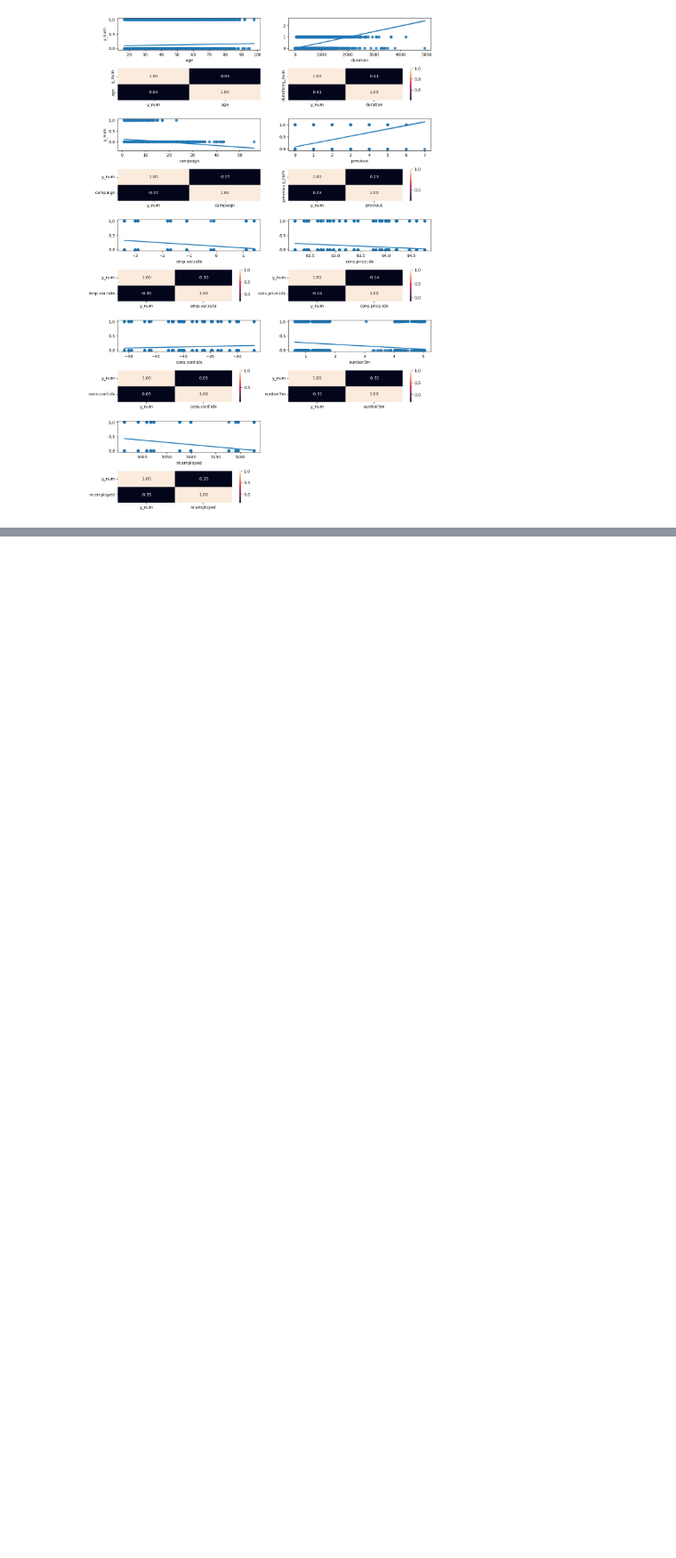
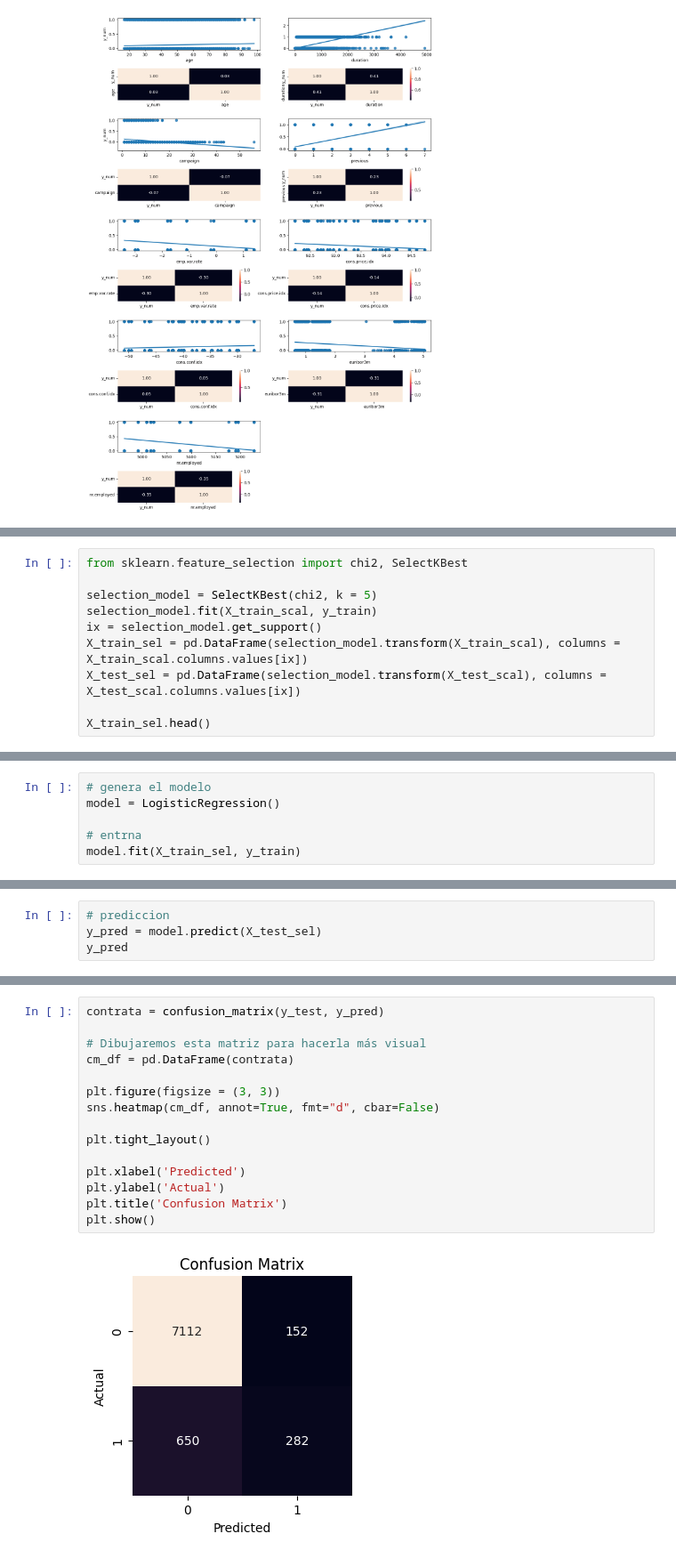
Before and after one commit to 4GeeksAcademy/sergio-roque-First-ML-Algorithm, a Jupyter notebook: src/explore.ipynb, the cells around one changed output, grey strips where cells are left out. Shown at 89% size. Drawn from its saved outputs; the diff is of its cells as text; blank space fills up the shorter version.

```diff
--- a/src/explore.ipynb
+++ b/src/explore.ipynb
@@ -316,0 +482,10 @@ plt.show()
+# %%
+from sklearn.feature_selection import chi2, SelectKBest
+
+selection_model = SelectKBest(chi2, k = 5)
+selection_model.fit(X_train_scal, y_train)
+ix = selection_model.get_support()
+X_train_sel = pd.DataFrame(selection_model.transform(X_train_scal), columns = X_train_scal.columns.values[ix])
+X_test_sel = pd.DataFrame(selection_model.transform(X_test_scal), columns = X_test_scal.columns.values[ix])
+
+X_train_sel.head()
@@ -316,0 +510,6 @@ plt.show()
+# %%
+# genera el modelo
+model = LogisticRegression()
+
+# entrna
+model.fit(X_train_sel, y_train)
@@ -316,0 +518,4 @@ plt.show()
+# %%
+# prediccion
+y_pred = model.predict(X_test_sel)
+y_pred
@@ -316,0 +534,17 @@ plt.show()
+# %%
+contrata = confusion_matrix(y_test, y_pred)
+
+# Dibujaremos esta matriz para hacerla más visual
+cm_df = pd.DataFrame(contrata)
+
+plt.figure(figsize = (3, 3))
+sns.heatmap(cm_df, annot=True, fmt="d", cbar=False)
+
+plt.tight_layout()
+
+plt.xlabel('Predicted')
+plt.ylabel('Actual')
+plt.title('Confusion Matrix')
+plt.show()
+# %% [output]
+[figure, added]
```
Also changed, not shown: parts of 22 cells of this notebook.
